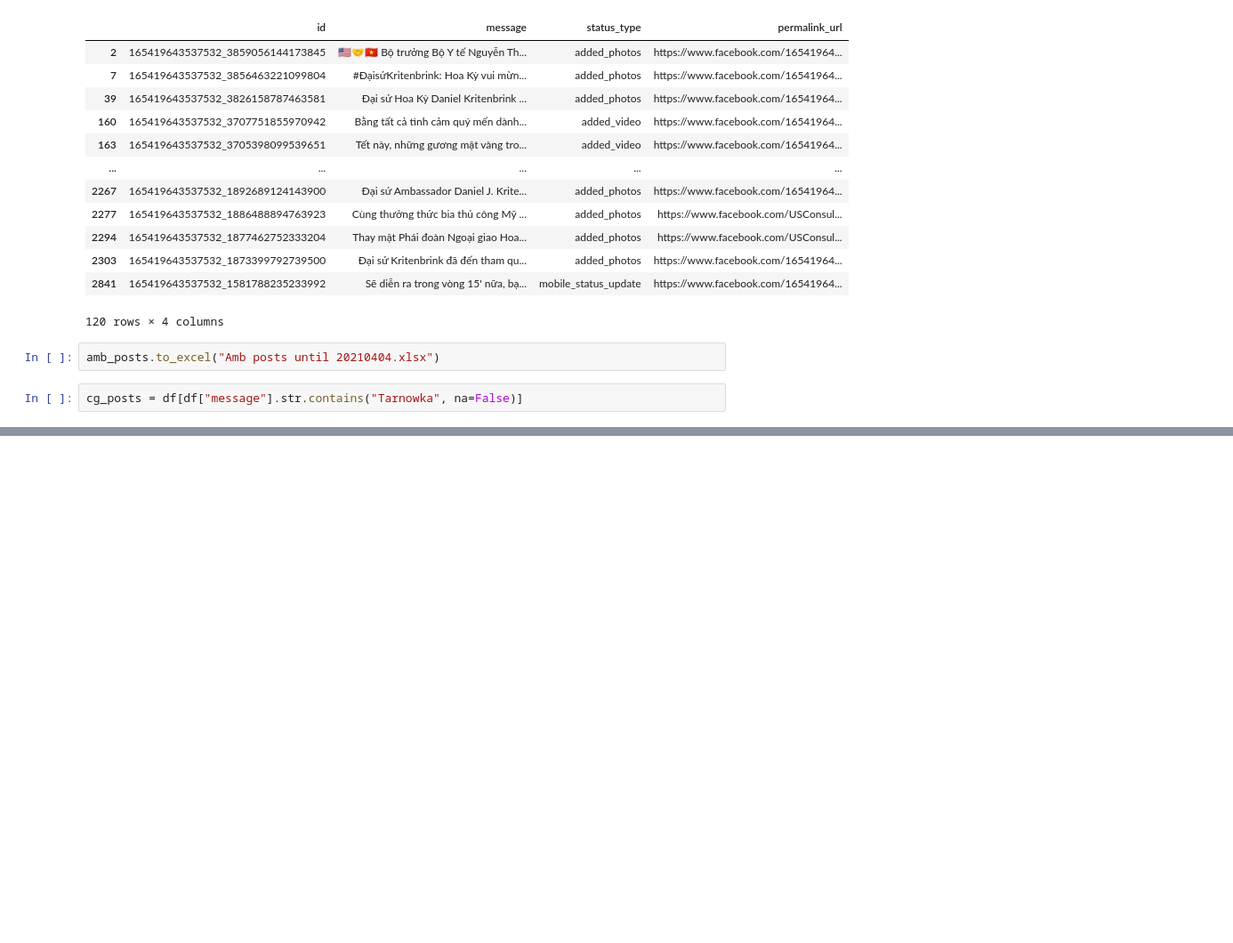
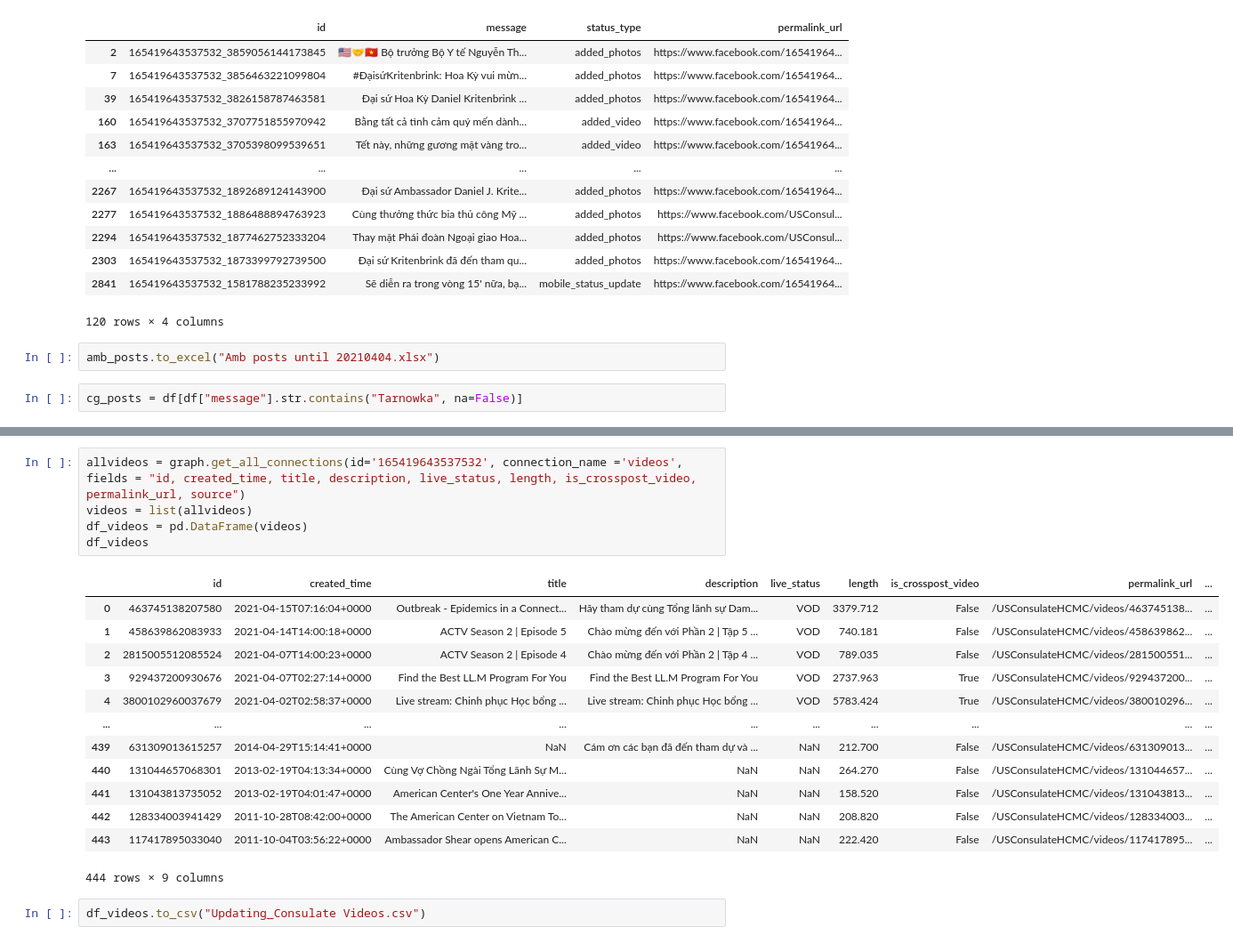
Before and after one commit to giatranhoang/usconsulate_insight, a Jupyter notebook: insight.ipynb, the cells around one changed output, grey strips where cells are left out. Shown at 89% size. Saved outputs shown, nothing was run; the diff lists cells and outputs as text; blank space fills up the shorter version.

Commit message:
Create new posts Consulate files + Video exports

```diff
--- a/insight.ipynb
+++ b/insight.ipynb
@@ -266,0 +417,21 @@ NameError: name 'df' is not defined
+# %%
+allvideos = graph.get_all_connections(id='165419643537532', connection_name ='videos', fields = "id, created_time, title, description, live_status, length, is_crosspost_video, permalink_url, source")
+videos = list(allvideos)
+df_videos = pd.DataFrame(videos)
+df_videos
+# %% [output]
+|  | id | created_time | title | description | live_status | length | is_crosspost_video | permalink_url | ... |
+| 0 | 463745138207580 | 2021-04-15T07:16:04+0000 | Outbreak - Epidemics in a Connect... | Hãy tham dự cùng Tổng lãnh sự Dam... | VOD | 3379.712 | False | /USConsulateHCMC/videos/463745138... | ... |
+| 1 | 458639862083933 | 2021-04-14T14:00:18+0000 | ACTV Season 2 | Episode 5 | Chào mừng đến với Phần 2 | Tập 5 ... | VOD | 740.181 | False | /USConsulateHCMC/videos/458639862... | ... |
+| 2 | 2815005512085524 | 2021-04-07T14:00:23+0000 | ACTV Season 2 | Episode 4 | Chào mừng đến với Phần 2 | Tập 4 ... | VOD | 789.035 | False | /USConsulateHCMC/videos/281500551... | ... |
+| 3 | 929437200930676 | 2021-04-07T02:27:14+0000 | Find the Best LL.M Program For You | Find the Best LL.M Program For You | VOD | 2737.963 | True | /USConsulateHCMC/videos/929437200... | ... |
+| 4 | 3800102960037679 | 2021-04-02T02:58:37+0000 | Live stream: Chinh phục Học bổng ... | Live stream: Chinh phục Học bổng ... | VOD | 5783.424 | True | /USConsulateHCMC/videos/380010296... | ... |
+| ... | ... | ... | ... | ... | ... | ... | ... | ... | ... |
+| 439 | 631309013615257 | 2014-04-29T15:14:41+0000 | NaN | Cám ơn các bạn đã đến tham dự và ... | NaN | 212.700 | False | /USConsulateHCMC/videos/631309013... | ... |
+| 440 | 131044657068301 | 2013-02-19T04:13:34+0000 | Cùng Vợ Chồng Ngài Tổng Lãnh Sự M... | NaN | NaN | 264.270 | False | /USConsulateHCMC/videos/131044657... | ... |
+| 441 | 131043813735052 | 2013-02-19T04:01:47+0000 | American Center's One Year Annive... | NaN | NaN | 158.520 | False | /USConsulateHCMC/videos/131043813... | ... |
+| 442 | 128334003941429 | 2011-10-28T08:42:00+0000 | The American Center on Vietnam To... | NaN | NaN | 208.820 | False | /USConsulateHCMC/videos/128334003... | ... |
+| 443 | 117417895033040 | 2011-10-04T03:56:22+0000 | Ambassador Shear opens American C... | NaN | NaN | 222.420 | False | /USConsulateHCMC/videos/117417895... | ... |
+444 rows × 9 columns
+# %%
+df_videos.to_csv("Updating_Consulate Videos.csv")
```
Also changed, not shown: parts of 33 cells of this notebook, 3 other files.
